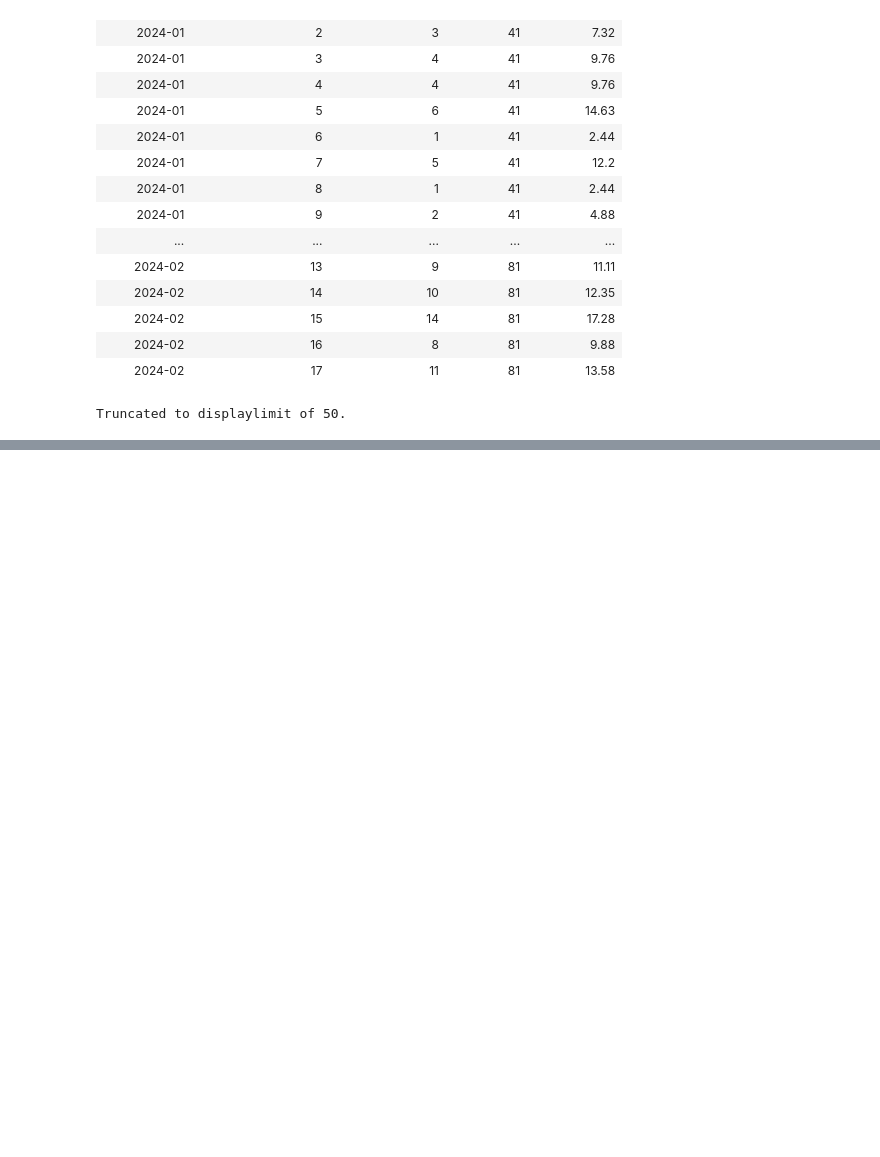
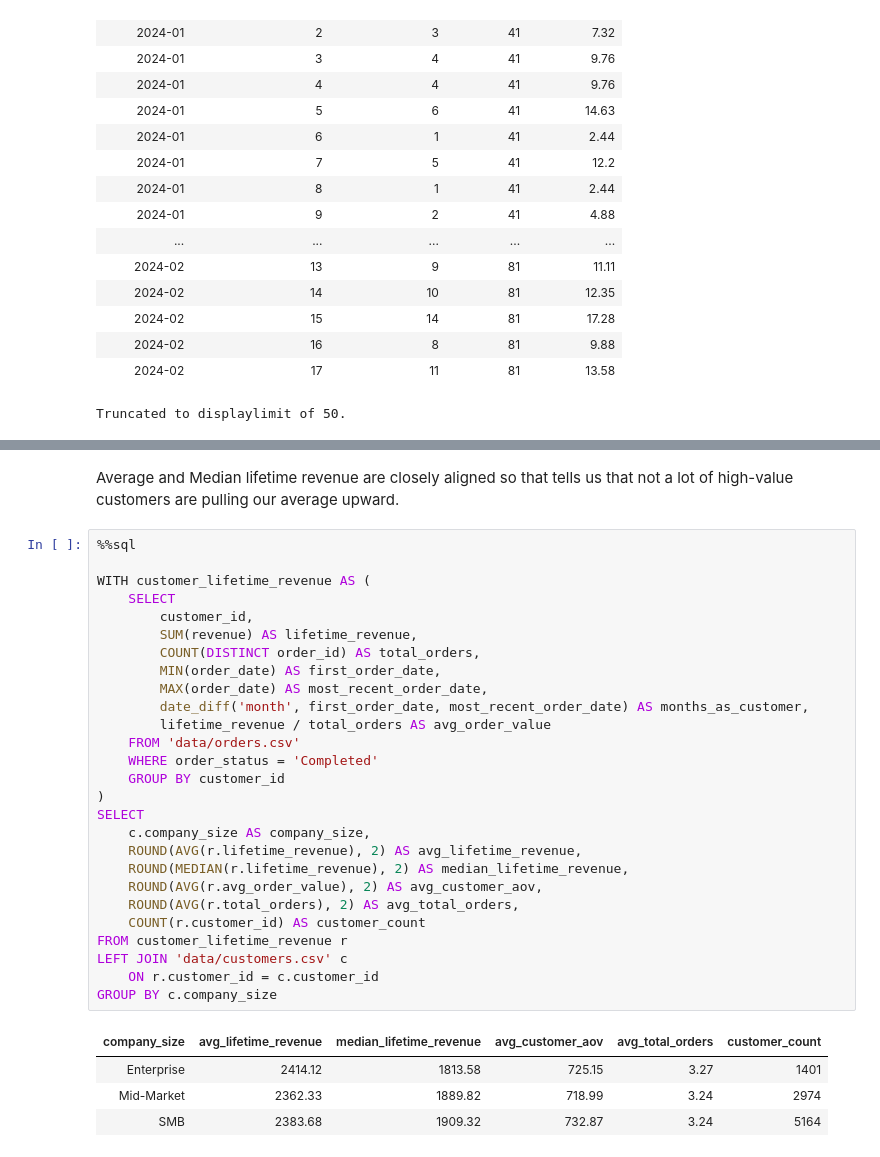
Before and after one commit to nlawee/sql_projects, a Jupyter notebook: Northstar Customer Analytics/analysis.ipynb, the cells around one changed output, grey strips where cells are left out. Drawn from its saved outputs; the diff is of its cells as text; blank space fills up the shorter version.

```diff
--- a/Northstar Customer Analytics/analysis.ipynb
+++ b/Northstar Customer Analytics/analysis.ipynb
@@ -286,0 +348,34 @@ Truncated to displaylimit of 50.
+# %% [markdown]
+Average and Median lifetime revenue are closely aligned so that tells us that not a lot of high-value customers are pulling our average upward.
+# %%
+%%sql
+
+WITH customer_lifetime_revenue AS (
+    SELECT
+        customer_id,
+        SUM(revenue) AS lifetime_revenue,
+        COUNT(DISTINCT order_id) AS total_orders,
+        MIN(order_date) AS first_order_date,
+        MAX(order_date) AS most_recent_order_date,
+        date_diff('month', first_order_date, most_recent_order_date) AS months_as_customer,
+        lifetime_revenue / total_orders AS avg_order_value
+    FROM 'data/orders.csv'
+    WHERE order_status = 'Completed'
+    GROUP BY customer_id
+)
+SELECT
+    c.company_size AS company_size,
+    ROUND(AVG(r.lifetime_revenue), 2) AS avg_lifetime_revenue,
+    ROUND(MEDIAN(r.lifetime_revenue), 2) AS median_lifetime_revenue,
+    ROUND(AVG(r.avg_order_value), 2) AS avg_customer_aov,
+    ROUND(AVG(r.total_orders), 2) AS avg_total_orders,
+    COUNT(r.customer_id) AS customer_count
+FROM customer_lifetime_revenue r
+LEFT JOIN 'data/customers.csv' c
+    ON r.customer_id = c.customer_id
+GROUP BY c.company_size
+# %% [output]
+| company_size | avg_lifetime_revenue | median_lifetime_revenue | avg_customer_aov | avg_total_orders | customer_count |
+| Enterprise | 2414.12 | 1813.58 | 725.15 | 3.27 | 1401 |
+| Mid-Market | 2362.33 | 1889.82 | 718.99 | 3.24 | 2974 |
+| SMB | 2383.68 | 1909.32 | 732.87 | 3.24 | 5164 |
```
Also changed, not shown: parts of 12 cells of this notebook.
